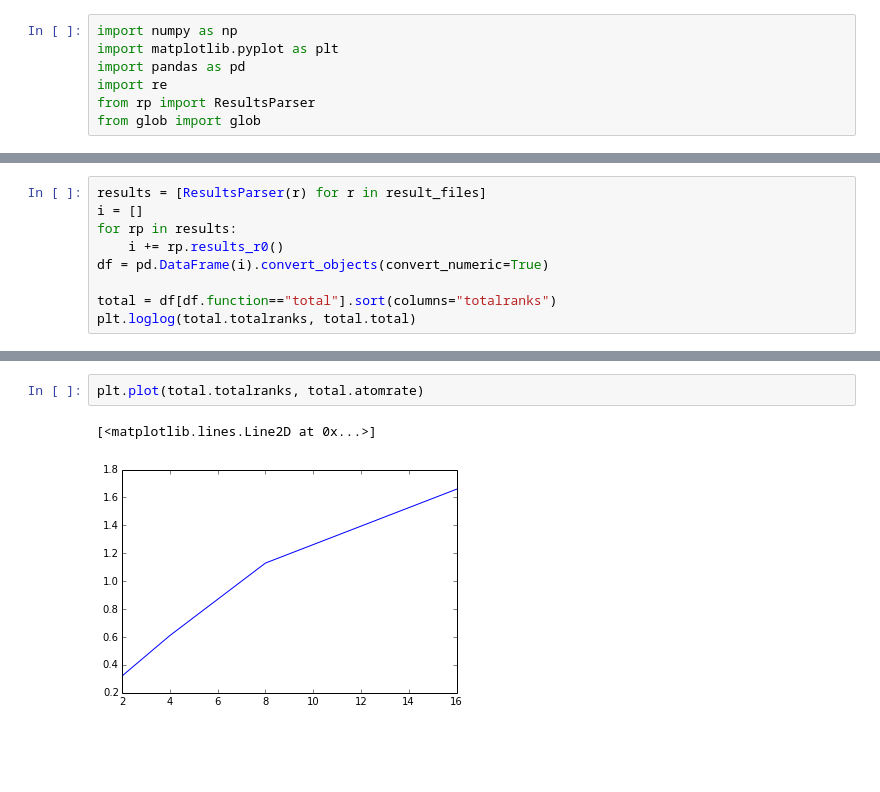
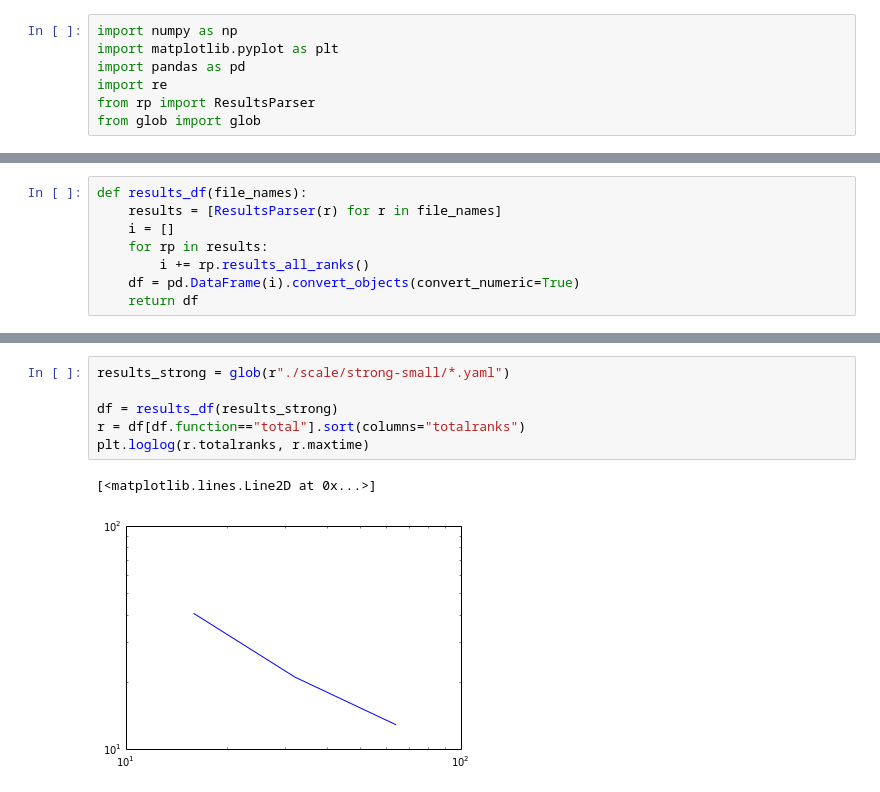
Before and after one commit to shigh/CoMD, a Jupyter notebook: parse-yaml.ipynb, the cells around one changed output, grey strips where cells are left out. Saved outputs shown, nothing was run; the diff lists cells and outputs as text; blank space fills up the shorter version.

```diff
--- a/parse-yaml.ipynb
+++ b/parse-yaml.ipynb
@@ -13,9 +10,8 @@ res_file = r"./CoMD-mpi.2015:04:13-09:23:24.yaml"
 # %%
-results = [ResultsParser(r) for r in result_files]
-i = []
-for rp in results:
-    i += rp.results_r0()
-df = pd.DataFrame(i).convert_objects(convert_numeric=True)
-
-total = df[df.function=="total"].sort(columns="totalranks")
-plt.loglog(total.totalranks, total.total)
+def results_df(file_names):
+    results = [ResultsParser(r) for r in file_names]
+    i = []
+    for rp in results:
+        i += rp.results_all_ranks()
+    df = pd.DataFrame(i).convert_objects(convert_numeric=True)
+    return df
@@ -37,5 +18,9 @@ plt.loglog(total.totalranks, total.maxtime)
-# %%
-plt.plot(total.totalranks, total.atomrate)
-# %% [output]
-[<matplotlib.lines.Line2D at 0x...>]
-[figure, removed]
+# %%
+results_strong = glob(r"./scale/strong-small/*.yaml")
+
+df = results_df(results_strong)
+r = df[df.function=="total"].sort(columns="totalranks")
+plt.loglog(r.totalranks, r.maxtime)
+# %% [output]
+[<matplotlib.lines.Line2D at 0x...>]
+[figure, added]
```
Also changed, not shown: parts of 4 cells of this notebook, 1 other file.
